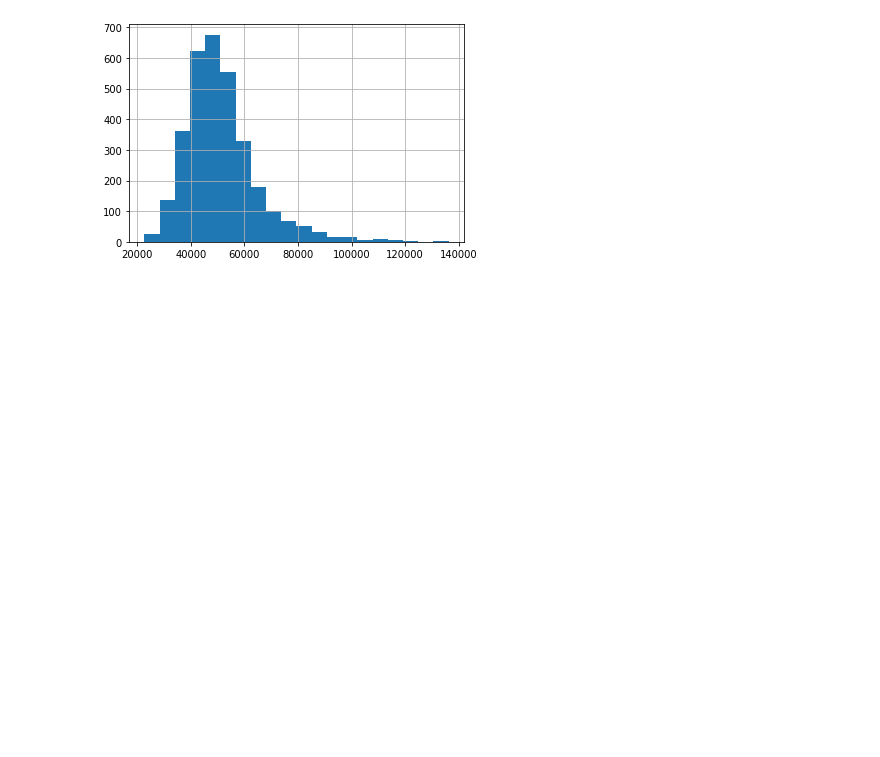
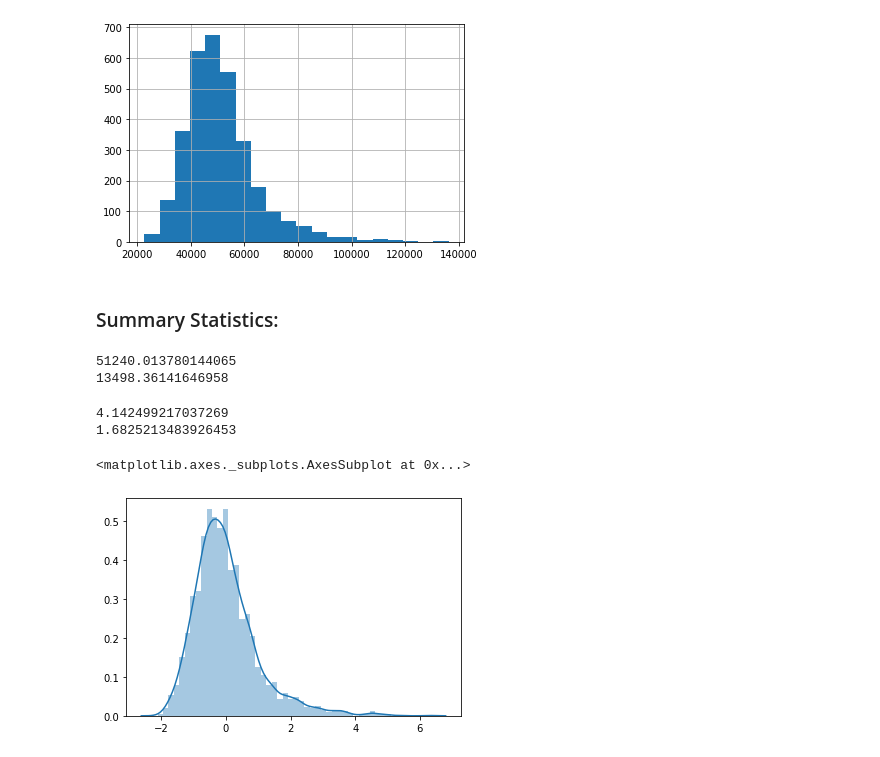
Before and after one commit to BenGeissel/Population_Effects_on_income_hypothesis_testing_module3project, a Jupyter notebook: income_unemployment_data.ipynb, the cells around one changed output. Cells and saved outputs as stored; diff of their text form; code cells hidden in the pictures; blank space fills up the shorter version.

```diff
--- a/income_unemployment_data.ipynb
+++ b/income_unemployment_data.ipynb
@@ -91,0 +95,3 @@ memory usage: 149.7+ KB
+# %%
+FIPS_Median_Income_df = df_2017[['FIPS','Median_Household_Income_2017']]
+FIPS_Median_Income_df
@@ -94,3 +131,14 @@ df_2017.Median_Household_Income_2017.hist(bins = 20)
 # %% [output]
 <matplotlib.axes._subplots.AxesSubplot at 0x...>
 [figure]
+# %% [markdown]
+### Summary Statistics:
+# %%
+
+median_income_mean = FIPS_Median_Income_df.loc[:,"Median_Household_Income_2017"].mean()
+median_income_std = FIPS_Median_Income_df.loc[:,"Median_Household_Income_2017"].std()
+print(median_income_mean)
+print(median_income_std)
+# %% [output]
+51240.013780144065
+13498.36141646958
@@ -96,0 +148,13 @@ df_2017.Median_Household_Income_2017.hist(bins = 20)
+# %%
+print(unemployment_mean)
+print(unemployment_std)
+# %% [output]
+4.142499217037269
+1.6825213483926453
+# %%
+z_data = [(x - FIPS_Median_Income_df['Median_Household_Income_2017'].mean())/FIPS_Median_Income_df['Median_Household_Income_2017'].std() for x in FIPS_Median_Income_df['Median_Household_Income_2017']]
+# %%
+sns.distplot(z_data)
+# %% [output]
+<matplotlib.axes._subplots.AxesSubplot at 0x...>
+[figure, added]
```
Also changed, not shown: parts of 7 cells of this notebook.
